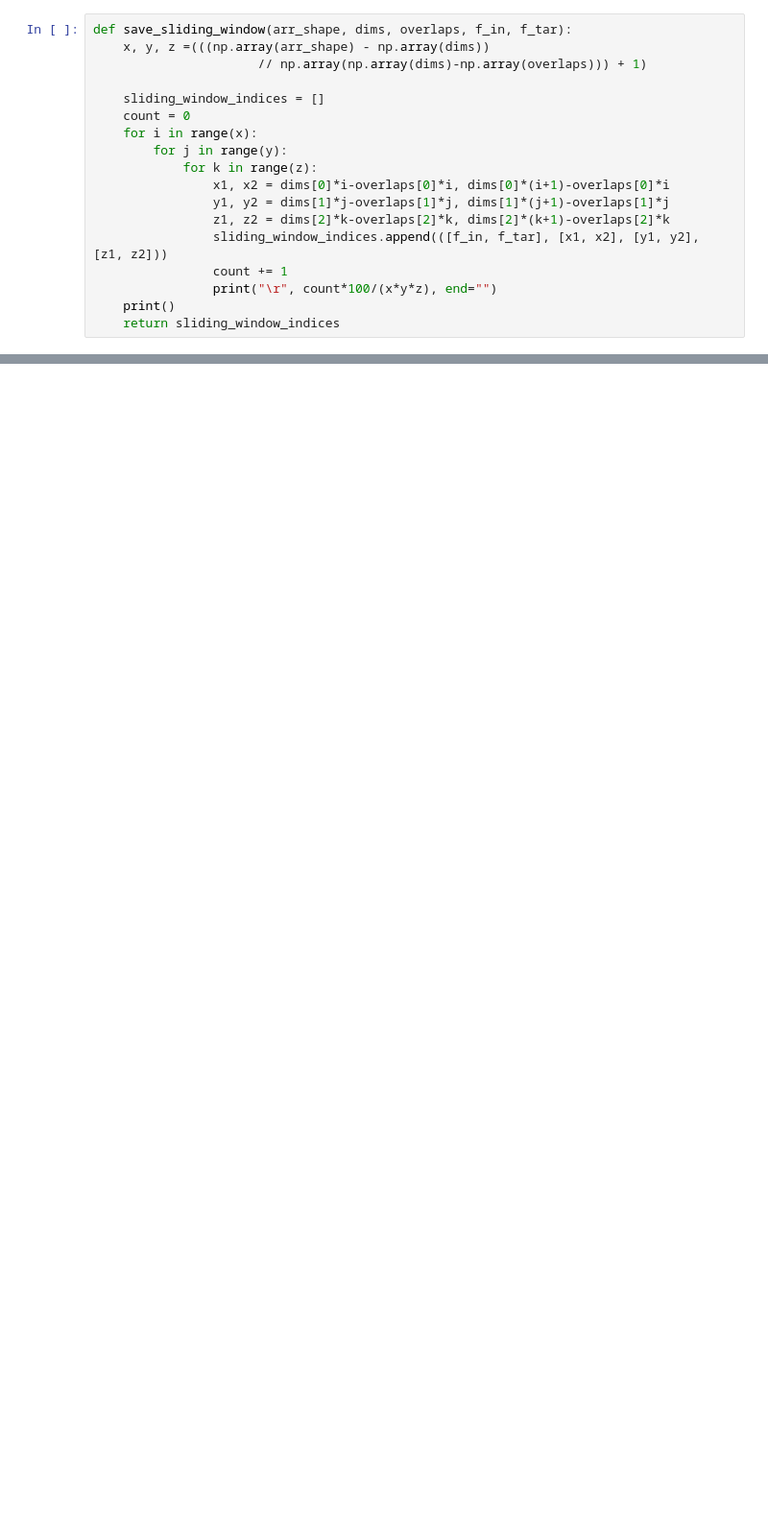
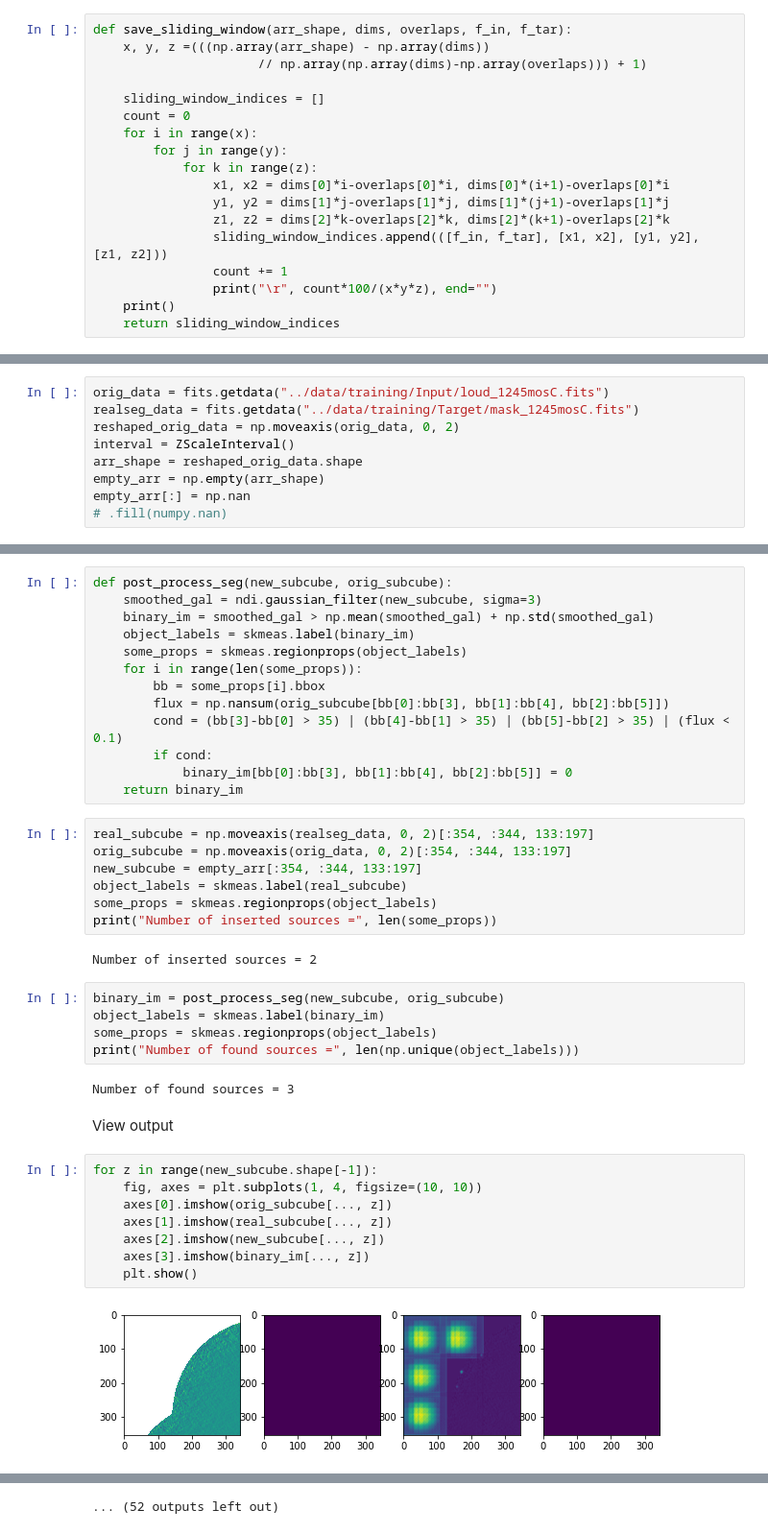
Before and after one commit to Jbarkai/HISourceFinder, a Jupyter notebook: notebooks/Inference.ipynb, the cells around one changed output, grey strips where cells are left out. Shown at 96% size. Saved outputs shown, nothing was run; the diff lists cells and outputs as text; blank space fills up the shorter version.

```diff
--- a/notebooks/Inference.ipynb
+++ b/notebooks/Inference.ipynb
@@ -330 +283,10 @@ with torch.no_grad():
+# %%
+orig_data = fits.getdata("../data/training/Input/loud_1245mosC.fits")
+realseg_data = fits.getdata("../data/training/Target/mask_1245mosC.fits")
+reshaped_orig_data = np.moveaxis(orig_data, 0, 2)
+interval = ZScaleInterval()
+arr_shape = reshaped_orig_data.shape
+empty_arr = np.empty(arr_shape)
+empty_arr[:] = np.nan
+# .fill(numpy.nan)
 # %%
@@ -363,0 +315,41 @@ array([0, 1, 2, 3], dtype=int32)
+# %%
+def post_process_seg(new_subcube, orig_subcube):
+    smoothed_gal = ndi.gaussian_filter(new_subcube, sigma=3)
+    binary_im = smoothed_gal > np.mean(smoothed_gal) + np.std(smoothed_gal)
+    object_labels = skmeas.label(binary_im)
+    some_props = skmeas.regionprops(object_labels)
+    for i in range(len(some_props)):
+        bb = some_props[i].bbox
+        flux = np.nansum(orig_subcube[bb[0]:bb[3], bb[1]:bb[4], bb[2]:bb[5]])
+        cond = (bb[3]-bb[0] > 35) | (bb[4]-bb[1] > 35) | (bb[5]-bb[2] > 35) | (flux < 0.1)
+        if cond:
+            binary_im[bb[0]:bb[3], bb[1]:bb[4], bb[2]:bb[5]] = 0
+    return binary_im
+# %%
+real_subcube = np.moveaxis(realseg_data, 0, 2)[:354, :344, 133:197]
+orig_subcube = np.moveaxis(orig_data, 0, 2)[:354, :344, 133:197]
+new_subcube = empty_arr[:354, :344, 133:197]
+object_labels = skmeas.label(real_subcube)
+some_props = skmeas.regionprops(object_labels)
+print("Number of inserted sources =", len(some_props))
+# %% [output]
+Number of inserted sources = 2
+# %%
+binary_im = post_process_seg(new_subcube, orig_subcube)
+object_labels = skmeas.label(binary_im)
+some_props = skmeas.regionprops(object_labels)
+print("Number of found sources =", len(np.unique(object_labels)))
+# %% [output]
+Number of found sources = 3
+# %% [markdown]
+View output
+# %%
+for z in range(new_subcube.shape[-1]):
+    fig, axes = plt.subplots(1, 4, figsize=(10, 10))
+    axes[0].imshow(orig_subcube[..., z])
+    axes[1].imshow(real_subcube[..., z])
+    axes[2].imshow(new_subcube[..., z])
+    axes[3].imshow(binary_im[..., z])
+    plt.show()
+# %% [output]
+[figure, added]
@@ -363,0 +367 @@ array([0, 1, 2, 3], dtype=int32)
+... (52 outputs left out)
```
Also changed, not shown: parts of 19 cells of this notebook.
